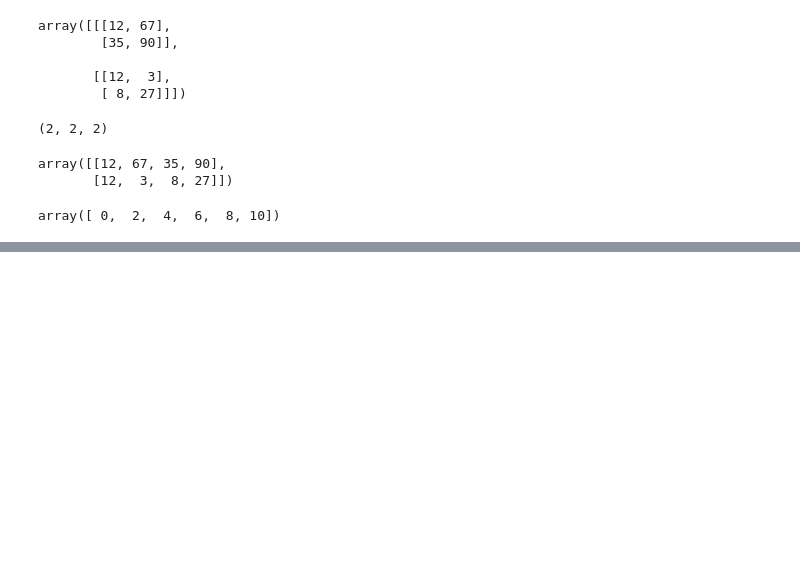
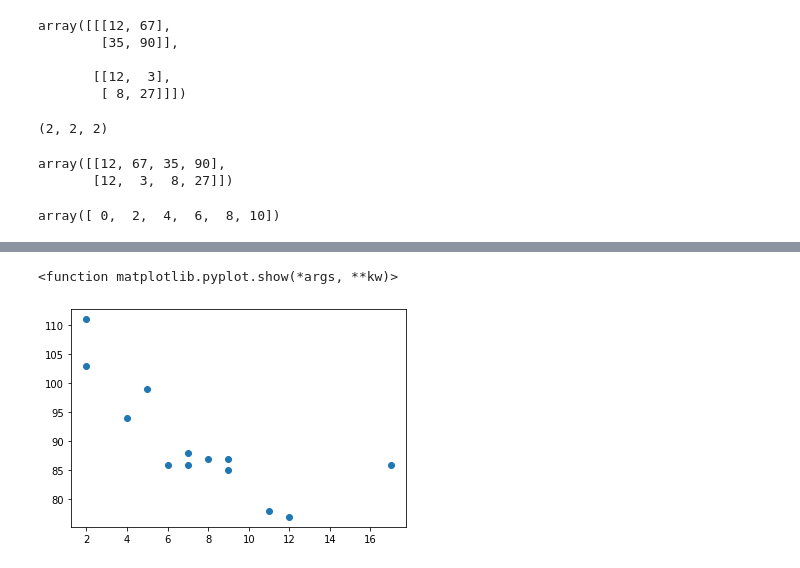
Before and after one commit to Abayrakdar/Testing, a Jupyter notebook: Week4_Python_Session_2.ipynb, the cells around one changed output, grey strips where cells are left out. Cells and saved outputs as stored; diff of their text form; code cells hidden in the pictures; blank space fills up the shorter version.

```diff
--- a/Week4_Python_Session_2.ipynb
+++ b/Week4_Python_Session_2.ipynb
@@ -131,0 +336,11 @@ array([ 0,  2,  4,  6,  8, 10])
+# %%
+# Regression is used to find if there is any relationship between two variables like to see if there is one
+# between Health and Income, in Maching Learning is used to produce statistical answers.
+import matplotlib.pyplot as plt
+x=[5,7,8,7,2,17,2,9,4,11,12,9,6]
+y=[99,86,87,88,111,86,103,87,94,78,77,85,86]
+plt.scatter(x,y)
+plt.show
+# %% [output]
+<function matplotlib.pyplot.show(*args, **kw)>
+[figure, added]
```
Also changed, not shown: parts of 31 cells of this notebook.
